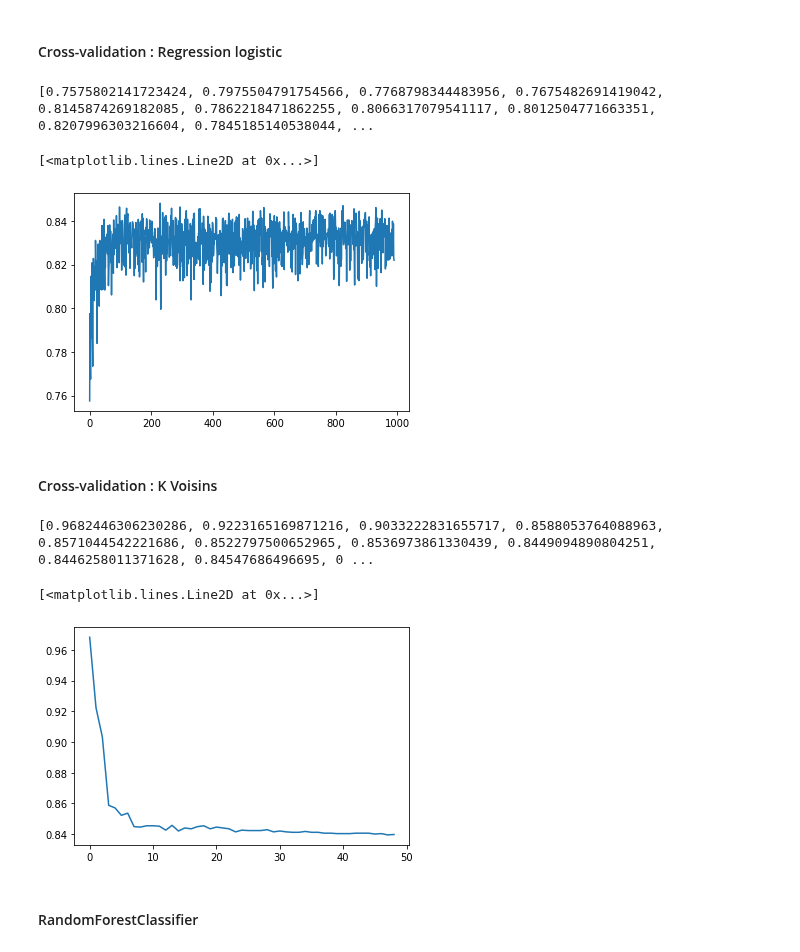
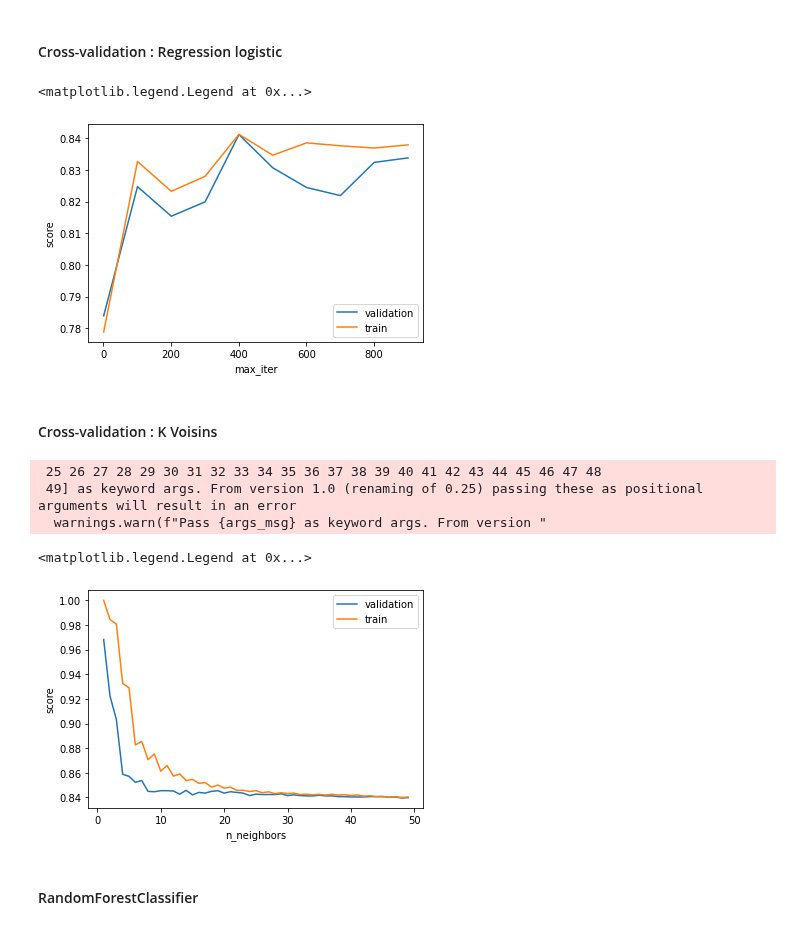
Before and after one commit to Killian-drh/Projet-HR-Analysis, a Jupyter notebook: NT_Projet_IA.ipynb, the cells around one changed output. Drawn from its saved outputs; the diff is of its cells as text; code cells hidden in the pictures.

```diff
--- a/NT_Projet_IA.ipynb
+++ b/NT_Projet_IA.ipynb
@@ -453,34 +451,53 @@ val_score_rfc = []
 # %%
 # Calcul du score de cross validationn en splitant notre train set en 5 jeux de données
 # et en testant k_neighbors=1 < 50, k++
-for k in range(10, 1000):
-    score = cross_val_score(SGDClassifier(max_iter = k), X_train, y_train, cv=5, scoring='accuracy').mean()
-    val_score_sdg.append(score)
-    k = k + 50
+#for k in range(10, 1000):
+#    score = cross_val_score(SGDClassifier(max_iter = k), X_train, y_train, cv=5, scoring='accuracy').mean()
+#    val_score_sdg.append(score)
+#    k = k + 50
 
-print(val_score_sdg)
+#print(val_score_sdg)
 #Affichage du tableau de valeur des score
-plt.plot(val_score_sdg)
+#plt.plot(val_score_sdg)
+
+# Calcul du score de cross validationn en splitant notre train set en 5 jeux de données
+# et en testant k_neighbors=1 < 50, k++
+model = SGDClassifier()
+k = np.arange(start=1, stop=1000, step=100)
+
+train_score, val_score = validation_curve(model, X_train, y_train,"max_iter", k, cv=5)
+
+plt.plot(k,val_score.mean(axis=1), label='validation')
+plt.plot(k, train_score.mean(axis=1), label='train')
+
+plt.ylabel('score')
+plt.xlabel('max_iter')
+plt.legend()
 # %% [output]
-[0.7575802141723424, 0.7975504791754566, 0.7768798344483956, 0.7675482691419042, 0.8145874269182085, 0.7862218471862255, 0.8066317079541117, 0.8012504771663351, 0.8207996303216604, 0.7845185140538044, ...
+<matplotlib.legend.Legend at 0x...>
-[<matplotlib.lines.Line2D at 0x...>]
-[figure, old version]
+[figure, new version]
 # %% [markdown]
 #### Cross-validation : K Voisins
 # %%
 # Calcul du score de cross validationn en splitant notre train set en 5 jeux de données
 # et en testant k_neighbors=1 < 50, k++
-for k in range(1, 50):
-    score = cross_val_score(KNeighborsClassifier(k), X_train, y_train, cv=5, scoring='accuracy').mean()
-    val_score_kneighbors.append(score)
+model = KNeighborsClassifier()
+k = np.arange(1, 50)
 
-print(val_score_kneighbors)
-#Affichage du tableau de valeur des score
-plt.plot(val_score_kneighbors)
+train_score, val_score = validation_curve(model, X_train, y_train,"n_neighbors", k, cv=5)
+
+plt.plot(k,val_score.mean(axis=1), label='validation')
+plt.plot(k, train_score.mean(axis=1), label='train')
+
+plt.ylabel('score')
+plt.xlabel('n_neighbors')
+plt.legend()
 # %% [output]
-[0.9682446306230286, 0.9223165169871216, 0.9033222831655717, 0.8588053764088963, 0.8571044542221686, 0.8522797500652965, 0.8536973861330439, 0.8449094890804251, 0.8446258011371628, 0.84547686496695, 0 ...
+ 25 26 27 28 29 30 31 32 33 34 35 36 37 38 39 40 41 42 43 44 45 46 47 48
+ 49] as keyword args. From version 1.0 (renaming of 0.25) passing these as positional arguments will result in an error
+  warnings.warn(f"Pass {args_msg} as keyword args. From version "
-[<matplotlib.lines.Line2D at 0x...>]
+<matplotlib.legend.Legend at 0x...>
-[figure, old version]
+[figure, new version]
 # %% [markdown]
 #### RandomForestClassifier
 # %%
```
Also changed, not shown: parts of 38 cells of this notebook.
